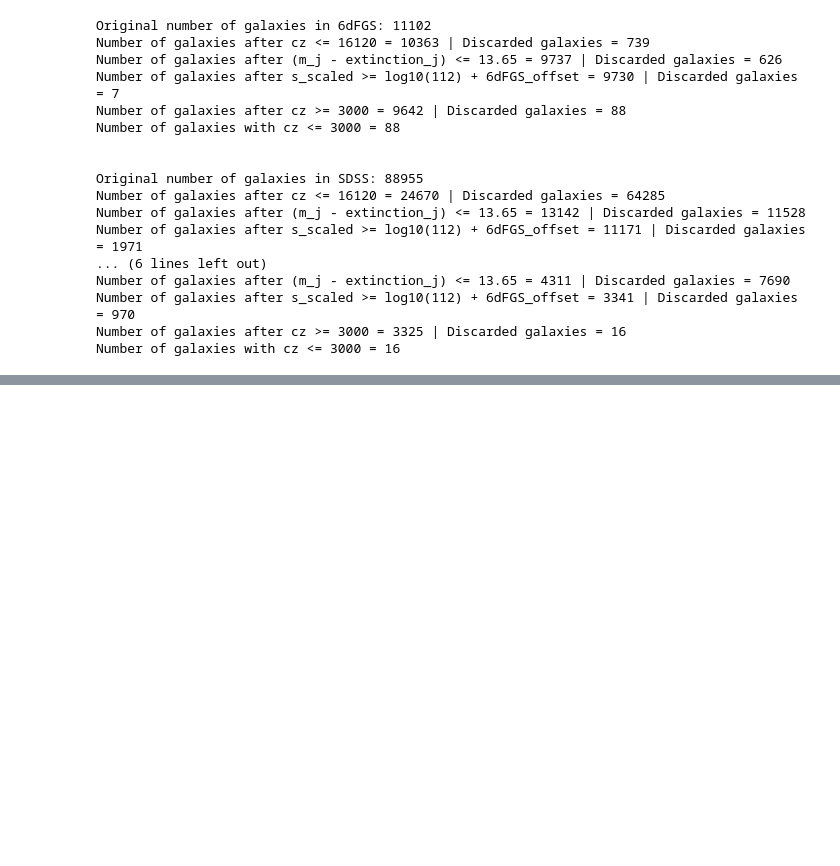
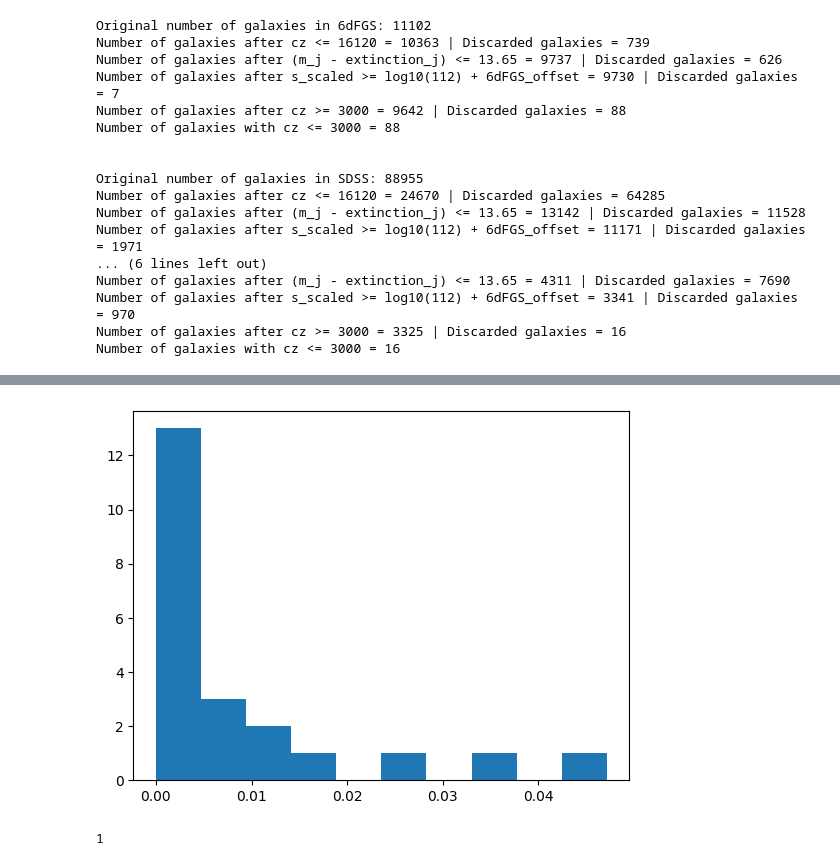
Before and after one commit to mrafifrbbn/thesis-research-2.0, a Jupyter notebook: notebook.ipynb, the cells around one changed output, grey strips where cells are left out. Saved outputs shown, nothing was run; the diff lists cells and outputs as text; code cells hidden in the pictures; blank space fills up the shorter version.

```diff
--- a/notebook.ipynb
+++ b/notebook.ipynb
@@ -1533,0 +1678,9 @@ Index(['tmass', 'Jlogr', 'n', 'Hlogr', 'Klogr', '_6dFGS', 'ra', 'dec', 'cz',
+# %%
+plt.hist(chisq)
+plt.show()
+# %% [output]
+[figure, added]
+# %%
+np.abs(-1)
+# %% [output]
+1
```
Also changed, not shown: parts of 7 cells of this notebook, 3 other files.
